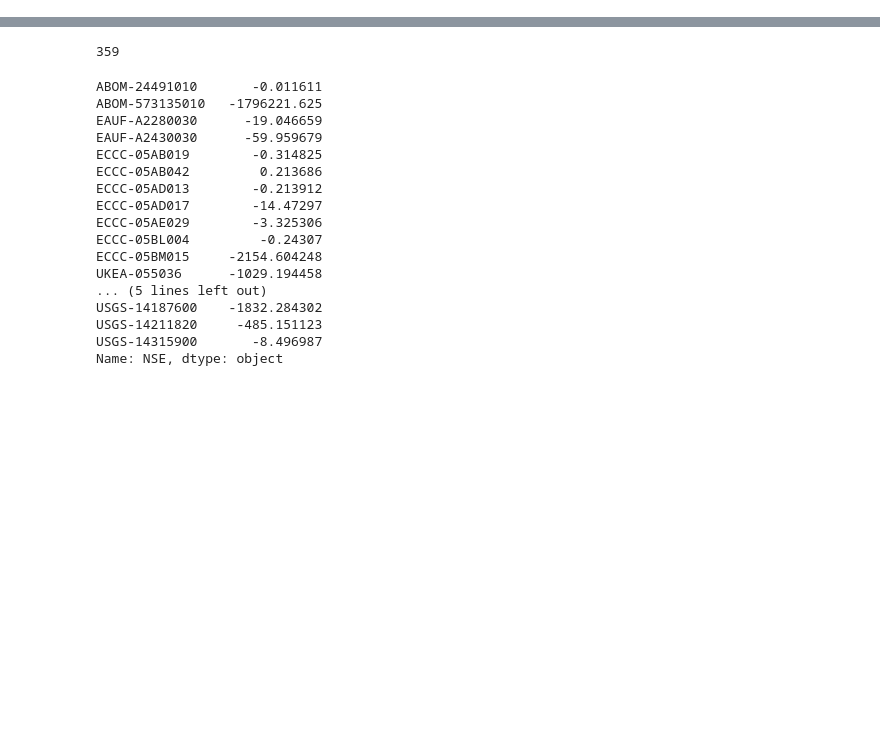
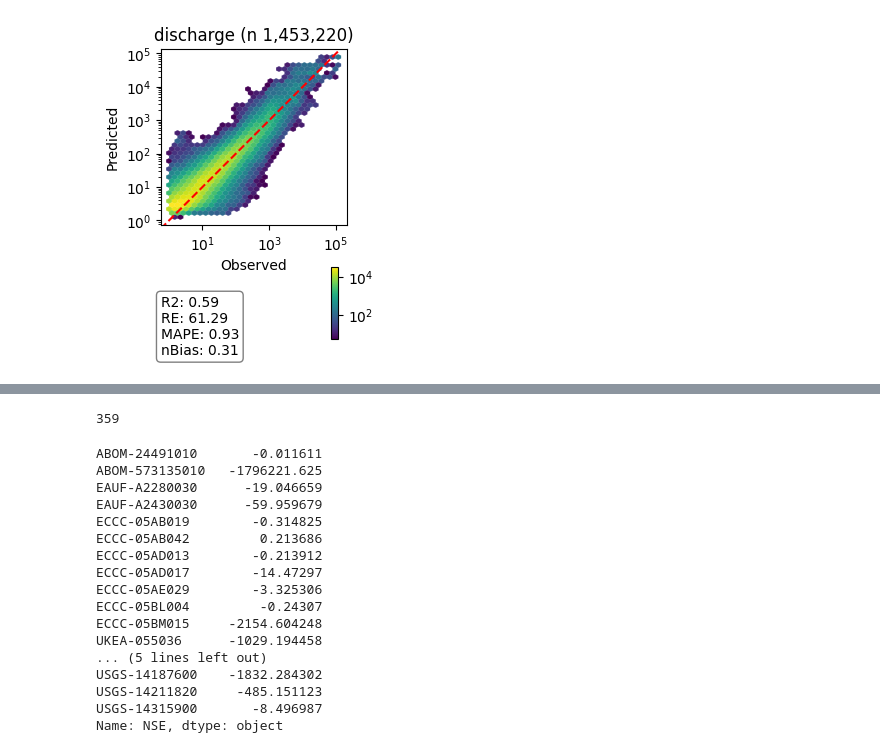
Before and after one commit to Fluvial-UMass/swot-ml, a Jupyter notebook: notebooks/multigraph_manual/plot_model.ipynb, the cells around one changed output, grey strips where cells are left out. Saved outputs shown, nothing was run; the diff lists cells and outputs as text; code cells hidden in the pictures; blank space fills up the shorter version.

```diff
--- a/notebooks/multigraph_manual/plot_model.ipynb
+++ b/notebooks/multigraph_manual/plot_model.ipynb
@@ -14,0 +33,6 @@ results = pd.read_parquet(run_dir / 'results' / 'train_results.parquet')
+# %%
+from evaluate.plots import mosaic_scatter
+
+fig = mosaic_scatter(results, bulk_m)
+# %% [output]
+[figure, added]
```
Also changed, not shown: parts of 18 cells of this notebook, 19 other files.
